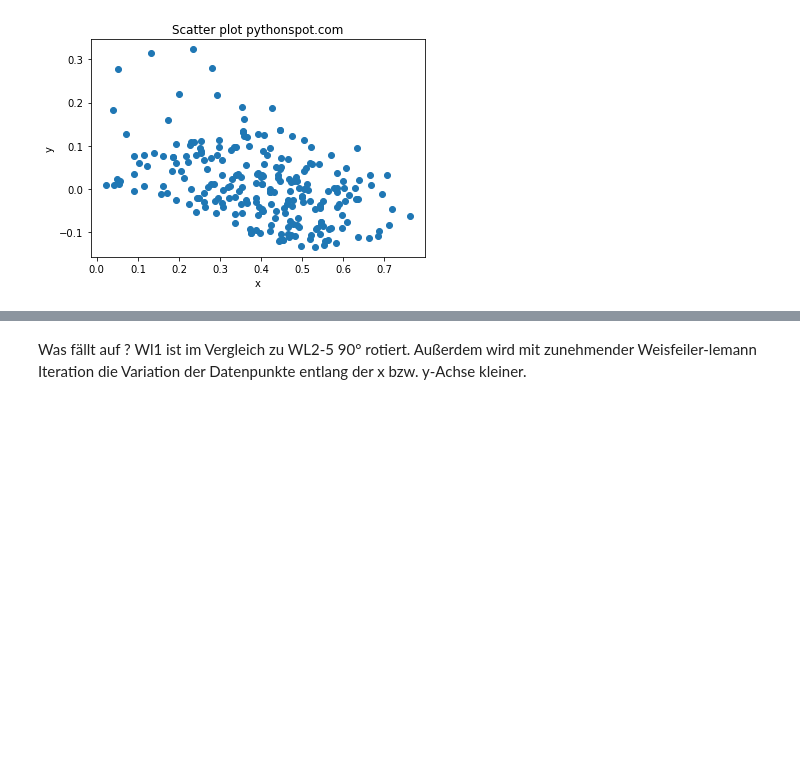
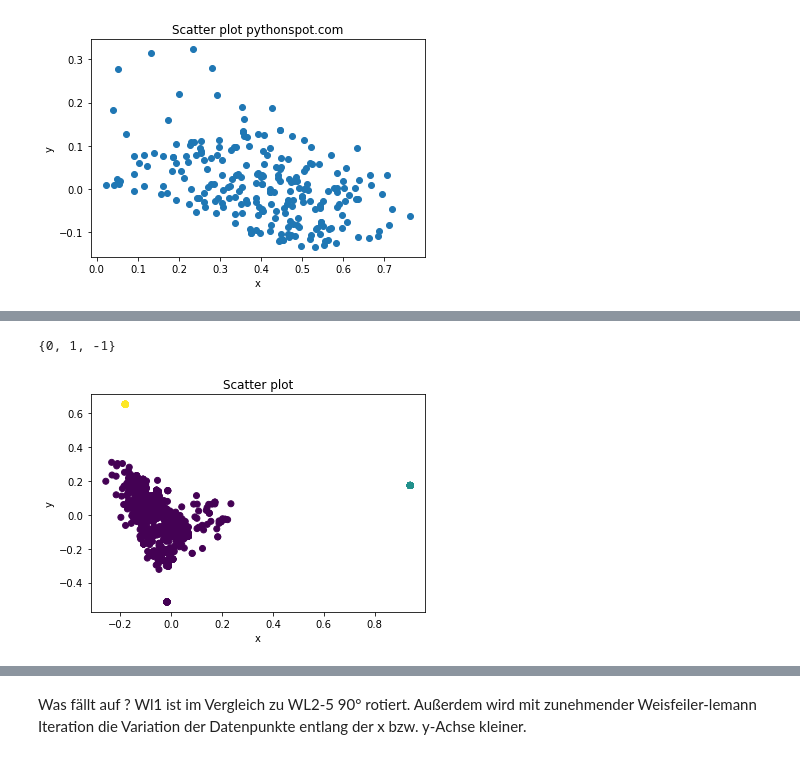
Before and after one commit to Niklas123456789/DM, a Jupyter notebook: tudataset/tud_benchmark/EDA.ipynb, the cells around one changed output, grey strips where cells are left out. Cells and saved outputs as stored; diff of their text form; code cells hidden in the pictures; blank space fills up the shorter version.

```diff
--- a/tudataset/tud_benchmark/EDA.ipynb
+++ b/tudataset/tud_benchmark/EDA.ipynb
@@ -226,0 +233,19 @@ ________________________________________________________________________________
+# %%
+from sklearn.cluster import DBSCAN
+
+#tsvd_wl3_vectors
+#0.08 20
+testDataset = kpca_wl5_gram
+db = DBSCAN(eps=0.08,min_samples=30).fit(testDataset)
+
+labels = db.labels_
+print(set(labels))
+
+plt.scatter(testDataset[:,0],testDataset[:,1] , c=labels)
+plt.title('Scatter plot')
+plt.xlabel('x')
+plt.ylabel('y')
+plt.show()
+# %% [output]
+{0, 1, -1}
+[figure, added]
```
Also changed, not shown: parts of 9 cells of this notebook, 3 other files.
